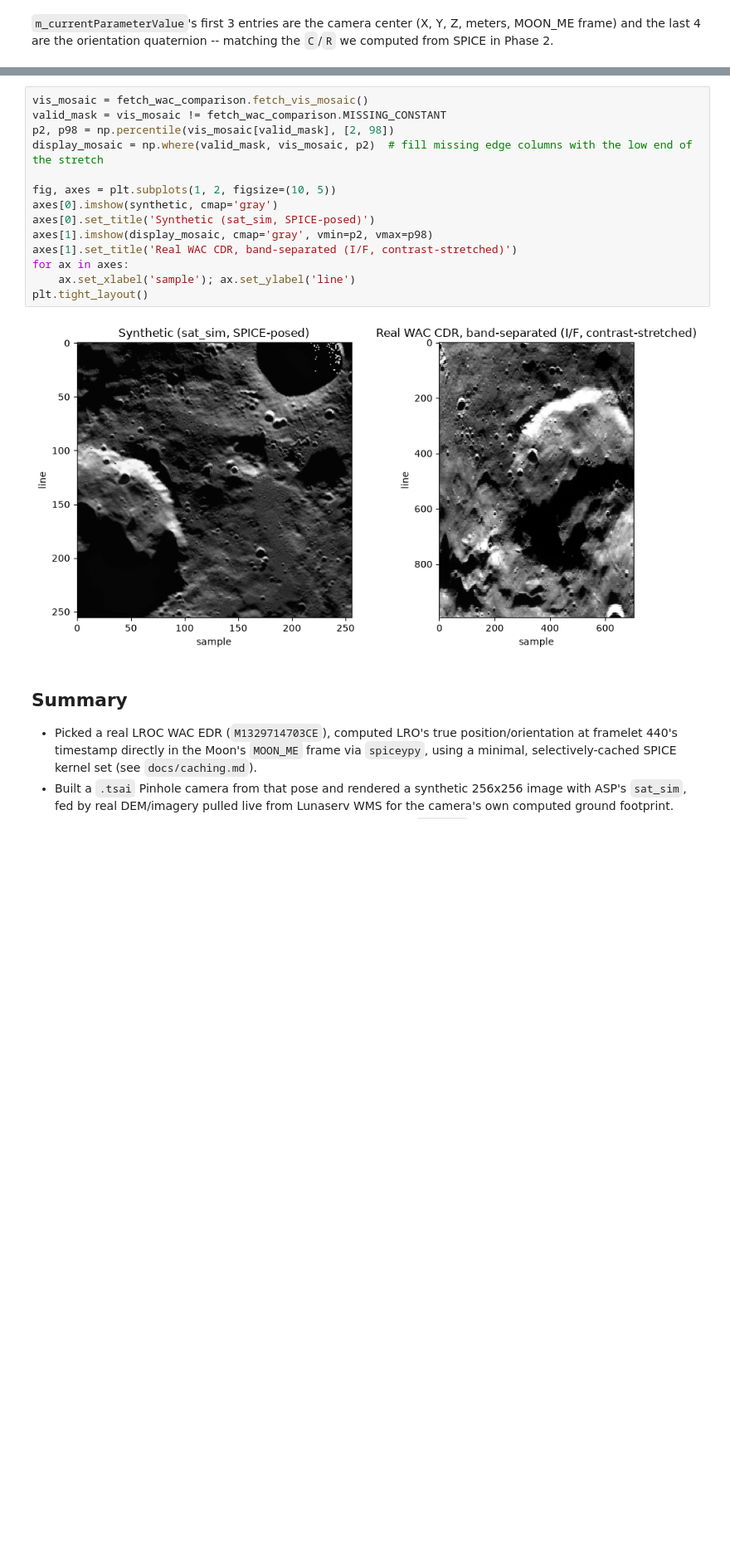
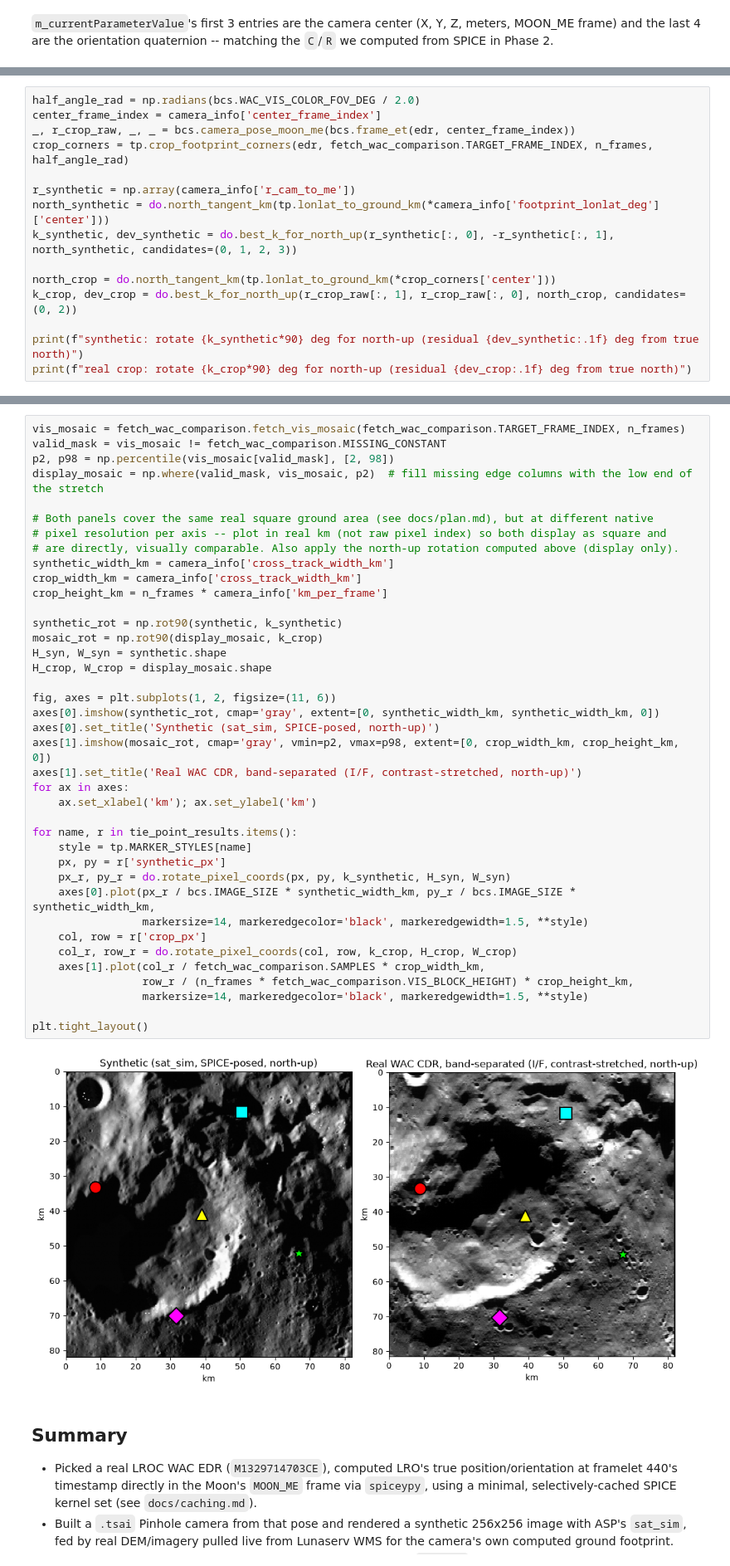
Before and after one commit to trey0/trntest, a Jupyter notebook: notebooks/lunar_sat_sim_demo.ipynb, the cells around one changed output, grey strips where cells are left out. Shown at 83% size. Cells and saved outputs as stored; diff of their text form; blank space fills up the shorter version.

```diff
--- a/notebooks/lunar_sat_sim_demo.ipynb
+++ b/notebooks/lunar_sat_sim_demo.ipynb
@@ -186,0 +209,15 @@ This also uncovered why frame 0 never looked like anything: the first ~210 of th
+# %%
+half_angle_rad = np.radians(bcs.WAC_VIS_COLOR_FOV_DEG / 2.0)
+center_frame_index = camera_info['center_frame_index']
+_, r_crop_raw, _, _ = bcs.camera_pose_moon_me(bcs.frame_et(edr, center_frame_index))
+crop_corners = tp.crop_footprint_corners(edr, fetch_wac_comparison.TARGET_FRAME_INDEX, n_frames, half_angle_rad)
+
+r_synthetic = np.array(camera_info['r_cam_to_me'])
+north_synthetic = do.north_tangent_km(tp.lonlat_to_ground_km(*camera_info['footprint_lonlat_deg']['center']))
+k_synthetic, dev_synthetic = do.best_k_for_north_up(r_synthetic[:, 0], -r_synthetic[:, 1], north_synthetic, candidates=(0, 1, 2, 3))
+
+north_crop = do.north_tangent_km(tp.lonlat_to_ground_km(*crop_corners['center']))
+k_crop, dev_crop = do.best_k_for_north_up(r_crop_raw[:, 1], r_crop_raw[:, 0], north_crop, candidates=(0, 2))
+
+print(f"synthetic: rotate {k_synthetic*90} deg for north-up (residual {dev_synthetic:.1f} deg from true north)")
+print(f"real crop: rotate {k_crop*90} deg for north-up (residual {dev_crop:.1f} deg from true north)")
@@ -187,19 +227,44 @@ This also uncovered why frame 0 never looked like anything: the first ~210 of th
 # %%
-vis_mosaic = fetch_wac_comparison.fetch_vis_mosaic()
+vis_mosaic = fetch_wac_comparison.fetch_vis_mosaic(fetch_wac_comparison.TARGET_FRAME_INDEX, n_frames)
 valid_mask = vis_mosaic != fetch_wac_comparison.MISSING_CONSTANT
 p2, p98 = np.percentile(vis_mosaic[valid_mask], [2, 98])
 display_mosaic = np.where(valid_mask, vis_mosaic, p2)  # fill missing edge columns with the low end of the stretch
 
-fig, axes = plt.subplots(1, 2, figsize=(10, 5))
-axes[0].imshow(synthetic, cmap='gray')
-axes[0].set_title('Synthetic (sat_sim, SPICE-posed)')
-axes[1].imshow(display_mosaic, cmap='gray', vmin=p2, vmax=p98)
-axes[1].set_title('Real WAC CDR, band-separated (I/F, contrast-stretched)')
+# Both panels cover the same real square ground area (see docs/plan.md), but at different native
+# pixel resolution per axis -- plot in real km (not raw pixel index) so both display as square and
+# are directly, visually comparable. Also apply the north-up rotation computed above (display only).
+synthetic_width_km = camera_info['cross_track_width_km']
+crop_width_km = camera_info['cross_track_width_km']
+crop_height_km = n_frames * camera_info['km_per_frame']
+
+synthetic_rot = np.rot90(synthetic, k_synthetic)
+mosaic_rot = np.rot90(display_mosaic, k_crop)
+H_syn, W_syn = synthetic.shape
+H_crop, W_crop = display_mosaic.shape
+
+fig, axes = plt.subplots(1, 2, figsize=(11, 6))
+axes[0].imshow(synthetic_rot, cmap='gray', extent=[0, synthetic_width_km, synthetic_width_km, 0])
+axes[0].set_title('Synthetic (sat_sim, SPICE-posed, north-up)')
+axes[1].imshow(mosaic_rot, cmap='gray', vmin=p2, vmax=p98, extent=[0, crop_width_km, crop_height_km, 0])
+axes[1].set_title('Real WAC CDR, band-separated (I/F, contrast-stretched, north-up)')
 for ax in axes:
-    ax.set_xlabel('sample'); ax.set_ylabel('line')
+    ax.set_xlabel('km'); ax.set_ylabel('km')
+
+for name, r in tie_point_results.items():
+    style = tp.MARKER_STYLES[name]
+    px, py = r['synthetic_px']
+    px_r, py_r = do.rotate_pixel_coords(px, py, k_synthetic, H_syn, W_syn)
+    axes[0].plot(px_r / bcs.IMAGE_SIZE * synthetic_width_km, py_r / bcs.IMAGE_SIZE * synthetic_width_km,
+                 markersize=14, markeredgecolor='black', markeredgewidth=1.5, **style)
+    col, row = r['crop_px']
+    col_r, row_r = do.rotate_pixel_coords(col, row, k_crop, H_crop, W_crop)
+    axes[1].plot(col_r / fetch_wac_comparison.SAMPLES * crop_width_km,
+                 row_r / (n_frames * fetch_wac_comparison.VIS_BLOCK_HEIGHT) * crop_height_km,
+                 markersize=14, markeredgecolor='black', markeredgewidth=1.5, **style)
+
 plt.tight_layout()
 # %% [output]
-[figure, old version]
+[figure, new version]
 # %% [markdown]
 ## Summary
 
```
Also changed, not shown: parts of 12 cells of this notebook, 5 other files.
